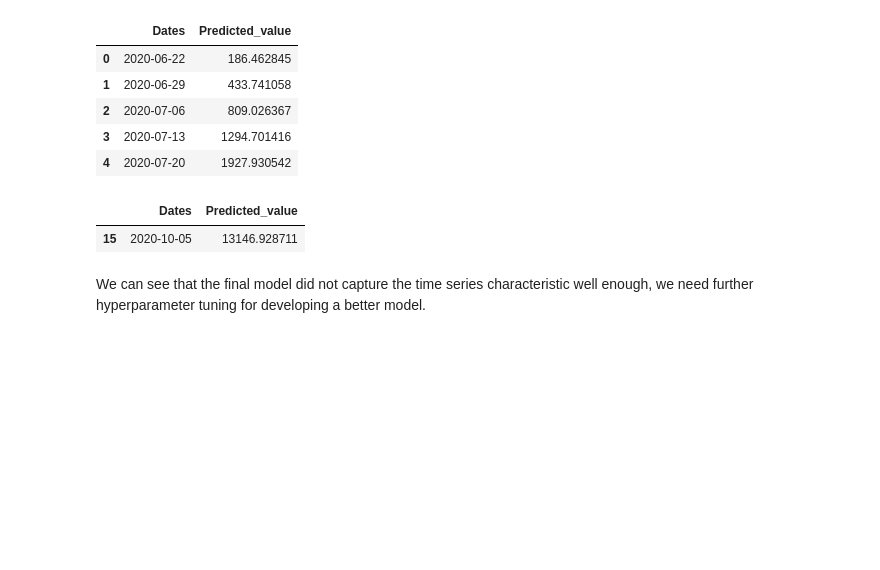
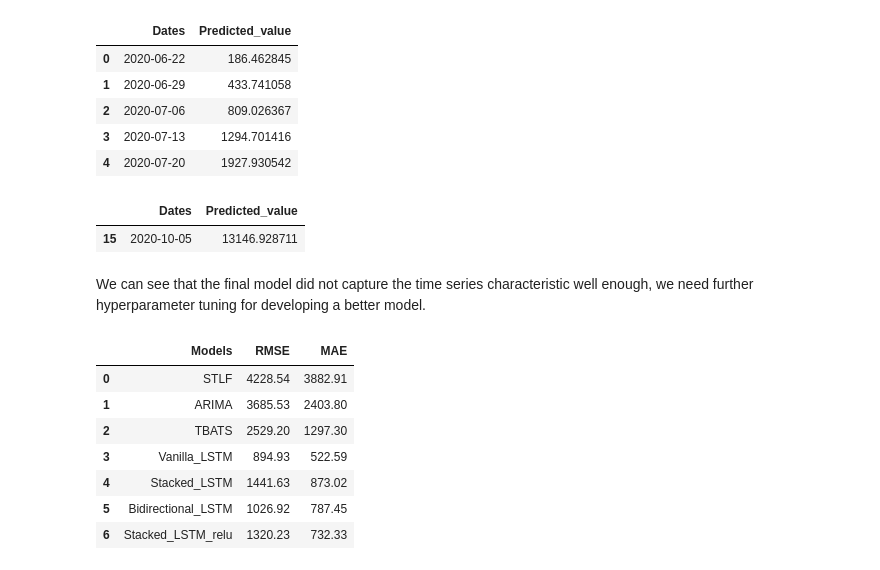
Before and after one commit to nctung4/Flu_Time_Series_Forecasting, a Jupyter notebook: LSTM_model.ipynb, the cells around one changed output. Drawn from its saved outputs; the diff is of its cells as text; code cells hidden in the pictures; blank space fills up the shorter version.

Commit message:
Final LSTM model added

```diff
--- a/LSTM_model.ipynb
+++ b/LSTM_model.ipynb
@@ -731,3 +760,23 @@ df_pred.loc[df_pred['Predicted_value'] == max(df_pred['Predicted_value'])]
 | 15 | 2020-10-05 | 13146.928711 |
 # %% [markdown]
 We can see that the final model did not capture the time series characteristic well enough, we need further hyperparameter tuning for developing a better model.
+# %%
+# Final summary of model performance
+models_list = ['STLF', 'ARIMA','TBATS','Vanilla_LSTM','Stacked_LSTM','Bidirectional_LSTM','Stacked_LSTM_relu']
+rmse_list = [4228.54, 3685.53, 2529.2, 894.93, 1441.63, 1026.92, 1320.23]
+mae_list = [3882.91, 2403.8, 1297.3, 522.59, 873.02, 787.45, 732.33]
+
+df_summary  = pd.DataFrame({'Models':models_list,
+                            'RMSE': rmse_list,
+                            'MAE': mae_list})
+
+df_summary
+# %% [output]
+|  | Models | RMSE | MAE |
+| 0 | STLF | 4228.54 | 3882.91 |
+| 1 | ARIMA | 3685.53 | 2403.80 |
+| 2 | TBATS | 2529.20 | 1297.30 |
+| 3 | Vanilla_LSTM | 894.93 | 522.59 |
+| 4 | Stacked_LSTM | 1441.63 | 873.02 |
+| 5 | Bidirectional_LSTM | 1026.92 | 787.45 |
+| 6 | Stacked_LSTM_relu | 1320.23 | 732.33 |
```
Also changed, not shown: parts of 23 cells of this notebook, 8 other files.
